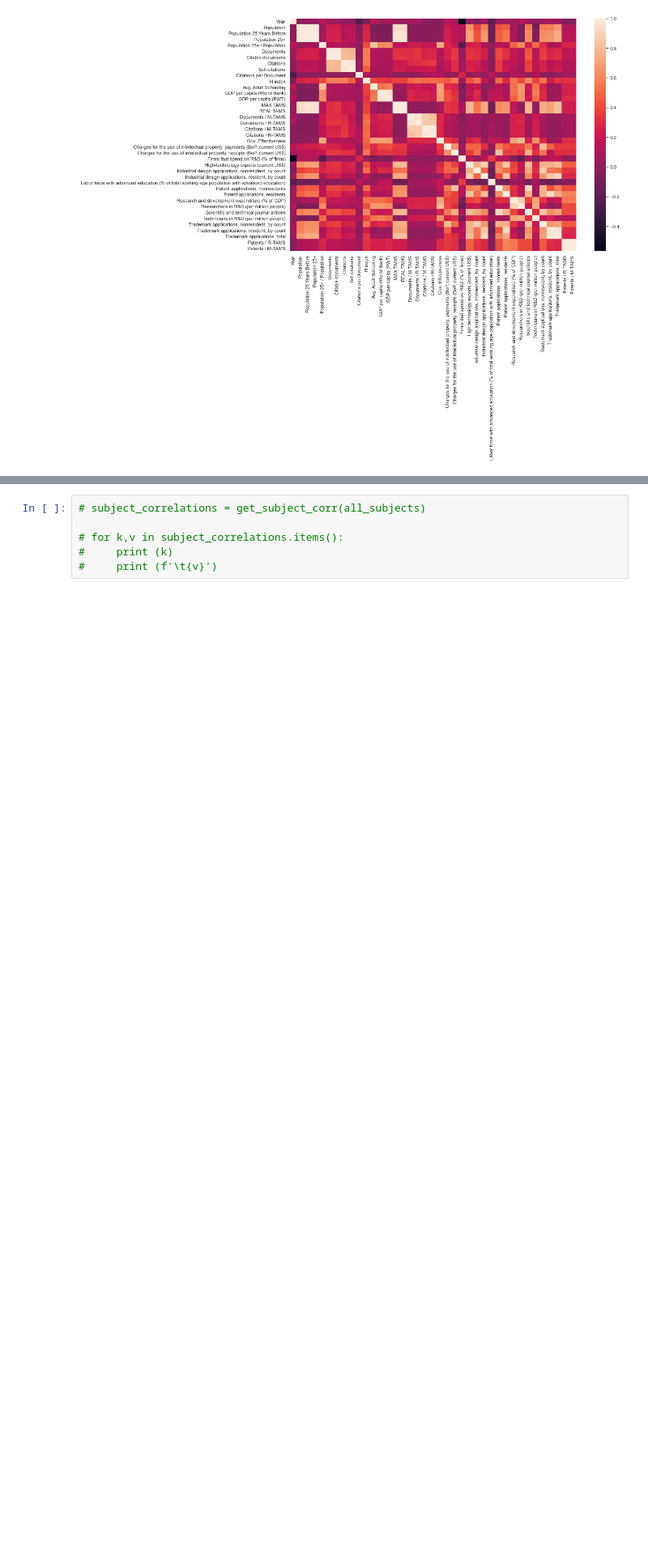
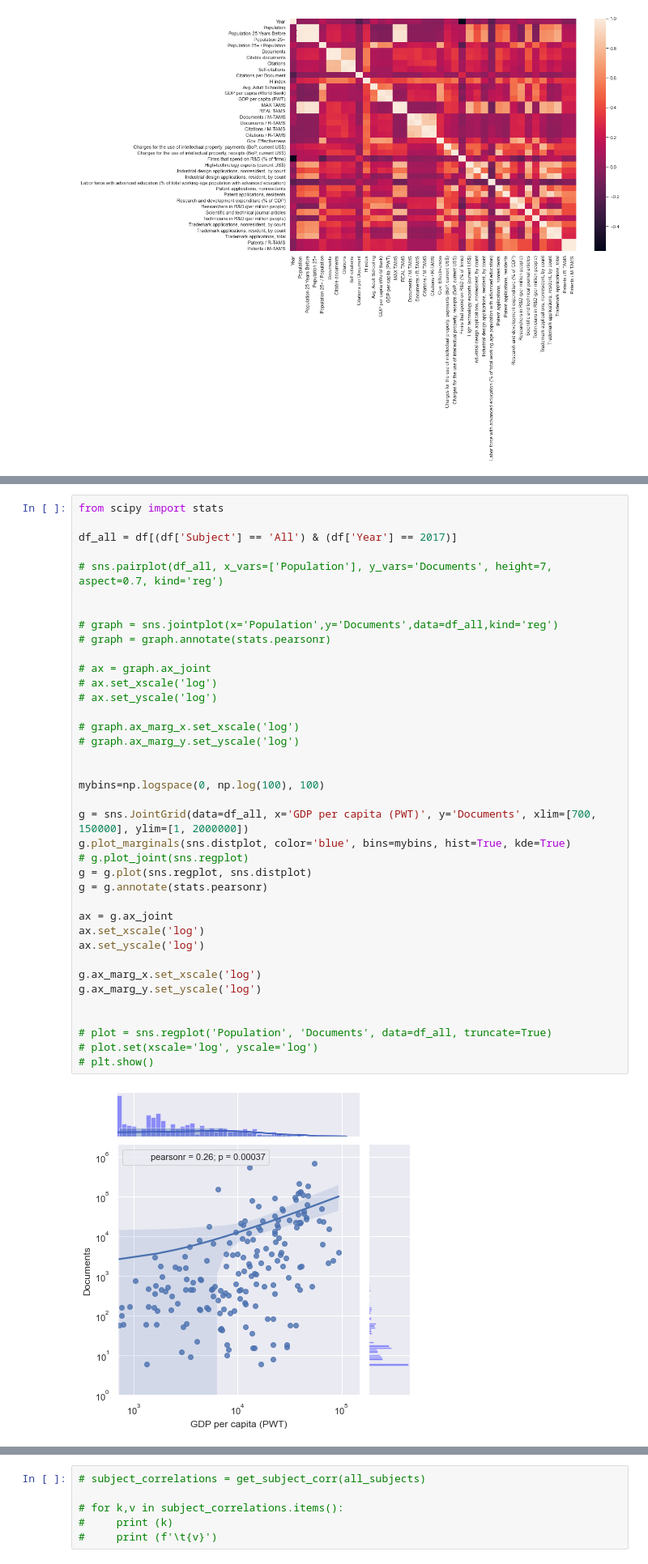
Before and after one commit to sadiogo/gdp_science, a Jupyter notebook: analyses/analyses_diogo.ipynb, the cells around one changed output, grey strips where cells are left out. Shown at 81% size. Cells and saved outputs as stored; diff of their text form; blank space fills up the shorter version.

```diff
--- a/analyses/analyses_diogo.ipynb
+++ b/analyses/analyses_diogo.ipynb
@@ -218,6 +248,46 @@ Trademark applications, total
 Patents / R-TAMS                                                                                    49498
 Patents / M-TAMS                                                                                    49486
 dtype: int64
+# %%
+from scipy import stats
+
+df_all = df[(df['Subject'] == 'All') & (df['Year'] == 2017)]
+
+# sns.pairplot(df_all, x_vars=['Population'], y_vars='Documents', height=7, aspect=0.7, kind='reg')
+
+
+# graph = sns.jointplot(x='Population',y='Documents',data=df_all,kind='reg')
+# graph = graph.annotate(stats.pearsonr)
+
+# ax = graph.ax_joint
+# ax.set_xscale('log')
+# ax.set_yscale('log')
+
+# graph.ax_marg_x.set_xscale('log')
+# graph.ax_marg_y.set_yscale('log')
+
+
+mybins=np.logspace(0, np.log(100), 100)
+
+g = sns.JointGrid(data=df_all, x='GDP per capita (PWT)', y='Documents', xlim=[700, 150000], ylim=[1, 2000000])
+g.plot_marginals(sns.distplot, color='blue', bins=mybins, hist=True, kde=True)
+# g.plot_joint(sns.regplot)
+g = g.plot(sns.regplot, sns.distplot)
+g = g.annotate(stats.pearsonr)
+
+ax = g.ax_joint
+ax.set_xscale('log')
+ax.set_yscale('log')
+
+g.ax_marg_x.set_xscale('log')
+g.ax_marg_y.set_yscale('log')
+
+
+# plot = sns.regplot('Population', 'Documents', data=df_all, truncate=True)
+# plot.set(xscale='log', yscale='log')
+# plt.show()
+# %% [output]
+[figure, added]
 # %%
 def rearrange_db(df, year, step, subjects=['All']):
 
```
Also changed, not shown: parts of 17 cells of this notebook, 12 other files.
